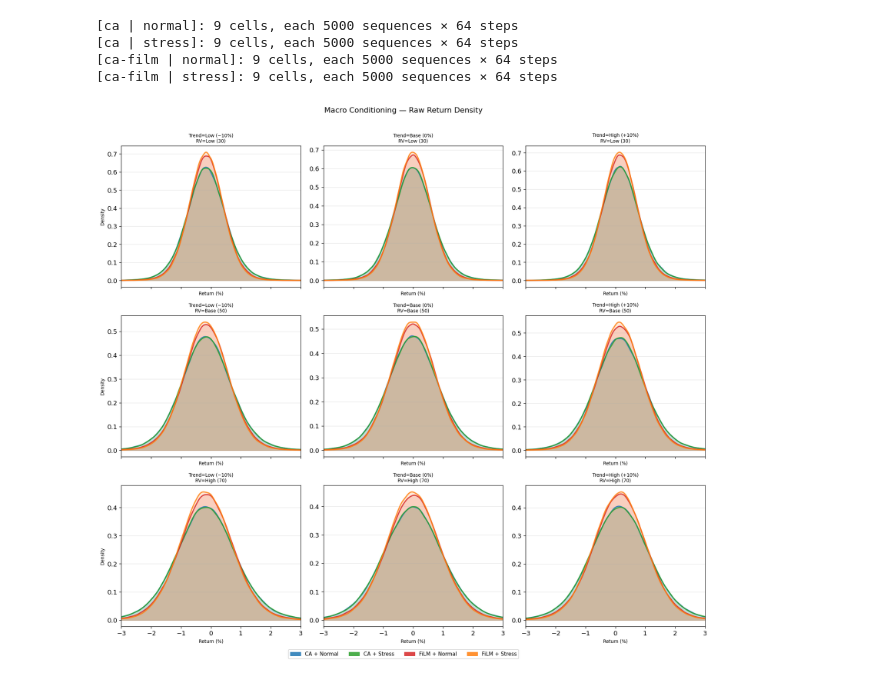
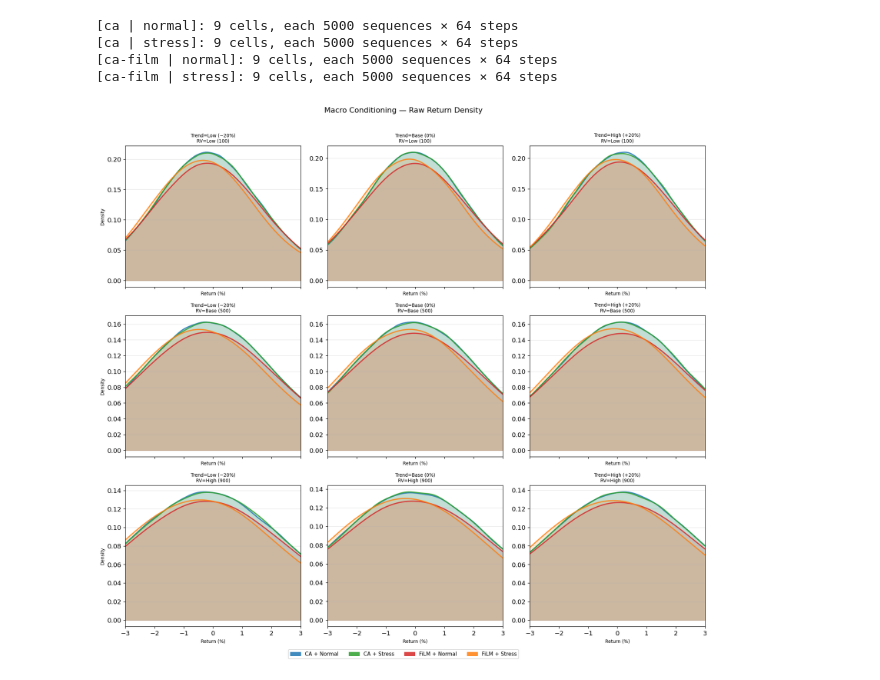
Before and after one commit to AHHHHHH0-0/Extending-CoFinDiff, a Jupyter notebook: notebooks/eval/macro_cond.ipynb, the cells around one changed output. Cells and saved outputs as stored; diff of their text form; code cells hidden in the pictures.

```diff
--- a/notebooks/eval/macro_cond.ipynb
+++ b/notebooks/eval/macro_cond.ipynb
@@ -50,9 +50,9 @@ MODEL_DIRS = {
 }
 
 TRENDS = [-10, 0, 10]
-RVS = [30, 50, 70]
+RVS = [300, 500, 700]
 
-MACROS = {'normal': (5,  20), 'stress': (8,  35)}
+MACROS = {'normal': (2, 15), 'stress': (6, 40)}
 
 # Get data
 gen_data = {}
@@ -90,42 +90,42 @@ Output 1 — KDE of raw returns distributions.
 3×3 grid (RV × trend); 4 overlapping KDE curves per panel.
 """
 
-TREND_LABELS = {-10: 'Low (−10%)', 0: 'Base (0%)', 10: 'High (+10%)'}
-RV_LABELS    = {30: 'Low (30)', 50: 'Base (50)', 70: 'High (70)'}
+TREND_LABELS = {-10: 'Low (−20%)', 0: 'Base (0%)', 10: 'High (+20%)'}
+RV_LABELS = {300: 'Low (100)', 500: 'Base (500)', 700: 'High (900)'}
 
 x_grid = np.linspace(-3, 3, 400)
 
 fig, axes = plt.subplots(3, 3, figsize=(15, 13), sharex=True, sharey=False)
 
 for row_idx, rv in enumerate(RVS):
     for col_idx, trend in enumerate(TRENDS):
         ax = axes[row_idx, col_idx]
 
         for model, macro_key, color, label in GROUPS:
             arr = gen_data[(model, macro_key)][(trend, rv)]  # (N, T)
             flat = arr.ravel()
             kde_vals = gaussian_kde(flat, bw_method='scott')(x_grid)
             ax.plot(x_grid, kde_vals, color=color, lw=2, alpha=0.85, label=label)
             ax.fill_between(x_grid, kde_vals, color=color, alpha=0.15)
 
         ax.set_xlim(x_grid[0], x_grid[-1])
         ax.set_xlabel('Return (%)', fontsize=8)
         ax.set_title(f'Trend={TREND_LABELS[trend]}\nRV={RV_LABELS[rv]}', fontsize=8)
         ax.grid(axis='y', alpha=0.3)
 
     axes[row_idx, 0].set_ylabel('Density', fontsize=8)
 
 # Shared legend
 handles = [mpatches.Patch(color=g[2], alpha=0.85, label=g[3]) for g in GROUPS]
 fig.legend(handles=handles, loc='lower center', ncol=4, fontsize=9,
            bbox_to_anchor=(0.5, -0.02))
 fig.suptitle('Macro Conditioning — Raw Return Density', fontsize=13, y=1.01)
 
 plt.tight_layout()
 plt.savefig('../../figures/macro_kde_raw.png', bbox_inches='tight')
 plt.show()
 # %% [output]
-[figure, old version]
+[figure, new version]
 # %%
 """
 Output 2 — Standardized KDE with log-scale y-axis.
```
Also changed, not shown: parts of 3 cells of this notebook, 15 other files.
